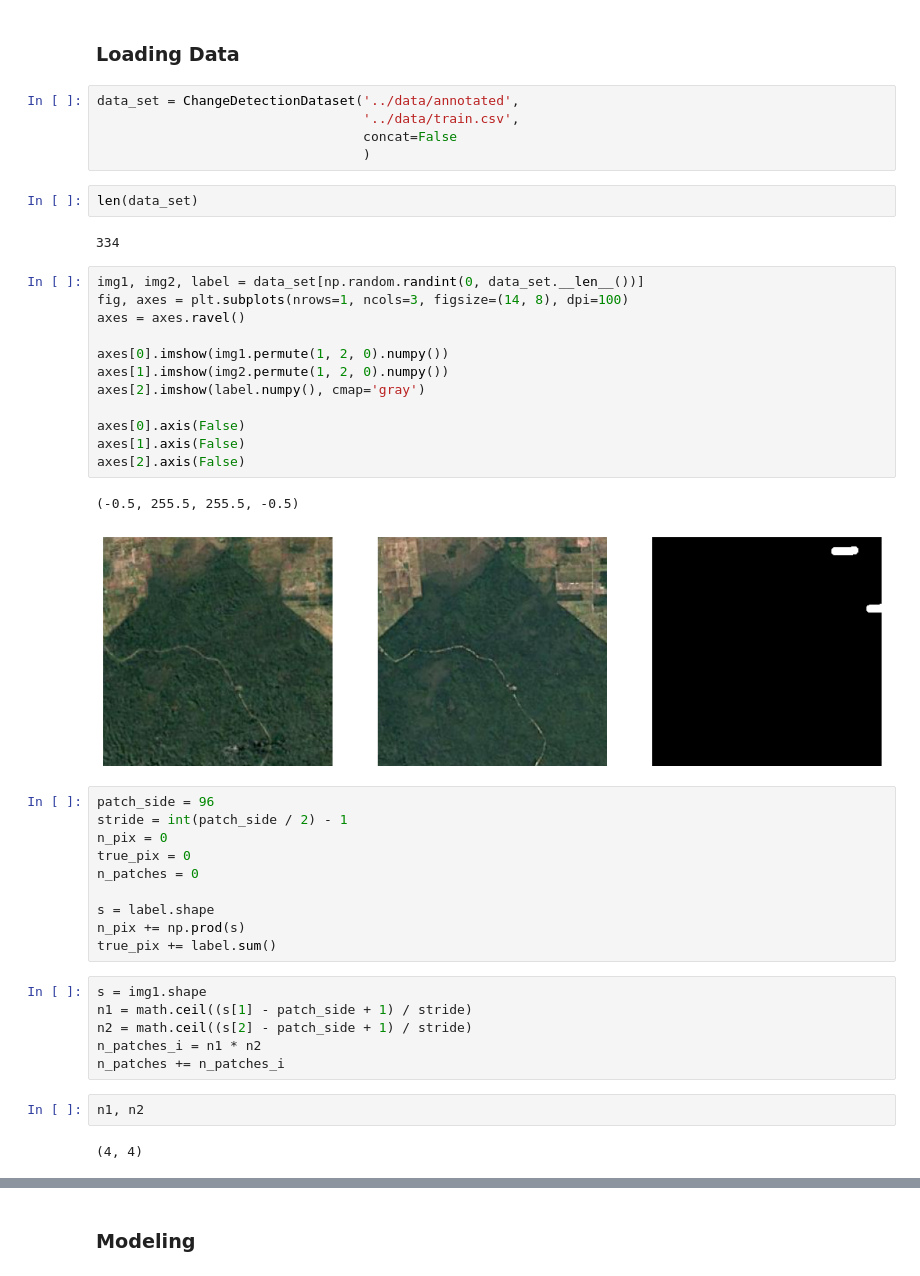
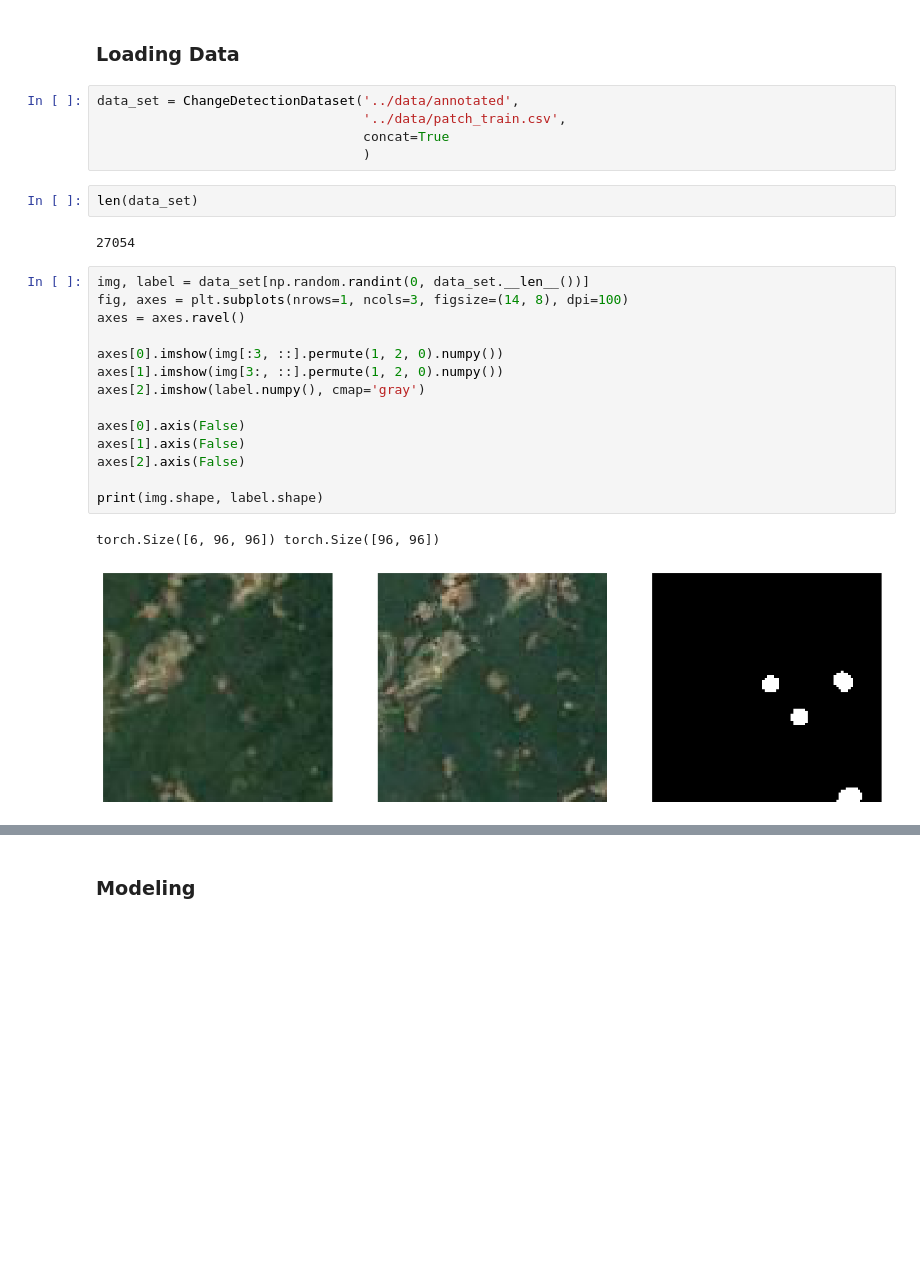
Before and after one commit to ashen007/forest-cover-shrinking, a Jupyter notebook: notebooks/forest-cover-change-detection-testing-models.ipynb, the cells around one changed output, grey strips where cells are left out. Drawn from its saved outputs; the diff is of its cells as text; blank space fills up the shorter version.

Commit message:
create a patched dataset to train fcef unet

```diff
--- a/notebooks/forest-cover-change-detection-testing-models.ipynb
+++ b/notebooks/forest-cover-change-detection-testing-models.ipynb
@@ -21,45 +21,27 @@ from forest_cover_change_detection.metrics.accuracy import *
 ### Loading Data
 # %%
 data_set = ChangeDetectionDataset('../data/annotated',
-                                  '../data/train.csv',
-                                  concat=False
+                                  '../data/patch_train.csv',
+                                  concat=True
                                   )
 # %%
 len(data_set)
 # %% [output]
-334
+27054
 # %%
-img1, img2, label = data_set[np.random.randint(0, data_set.__len__())]
+img, label = data_set[np.random.randint(0, data_set.__len__())]
 fig, axes = plt.subplots(nrows=1, ncols=3, figsize=(14, 8), dpi=100)
 axes = axes.ravel()
 
-axes[0].imshow(img1.permute(1, 2, 0).numpy())
-axes[1].imshow(img2.permute(1, 2, 0).numpy())
+axes[0].imshow(img[:3, ::].permute(1, 2, 0).numpy())
+axes[1].imshow(img[3:, ::].permute(1, 2, 0).numpy())
 axes[2].imshow(label.numpy(), cmap='gray')
 
 axes[0].axis(False)
 axes[1].axis(False)
 axes[2].axis(False)
+
+print(img.shape, label.shape)
 # %% [output]
-(-0.5, 255.5, 255.5, -0.5)
+torch.Size([6, 96, 96]) torch.Size([96, 96])
-[figure, old version]
+[figure, new version]
-# %%
-patch_side = 96
-stride = int(patch_side / 2) - 1
-n_pix = 0
-true_pix = 0
-n_patches = 0
-
-s = label.shape
-n_pix += np.prod(s)
-true_pix += label.sum()
-# %%
-s = img1.shape
-n1 = math.ceil((s[1] - patch_side + 1) / stride)
-n2 = math.ceil((s[2] - patch_side + 1) / stride)
-n_patches_i = n1 * n2
-n_patches += n_patches_i
-# %%
-n1, n2
-# %% [output]
-(4, 4)
```
Also changed, not shown: parts of 9 cells of this notebook, 3 other files.
